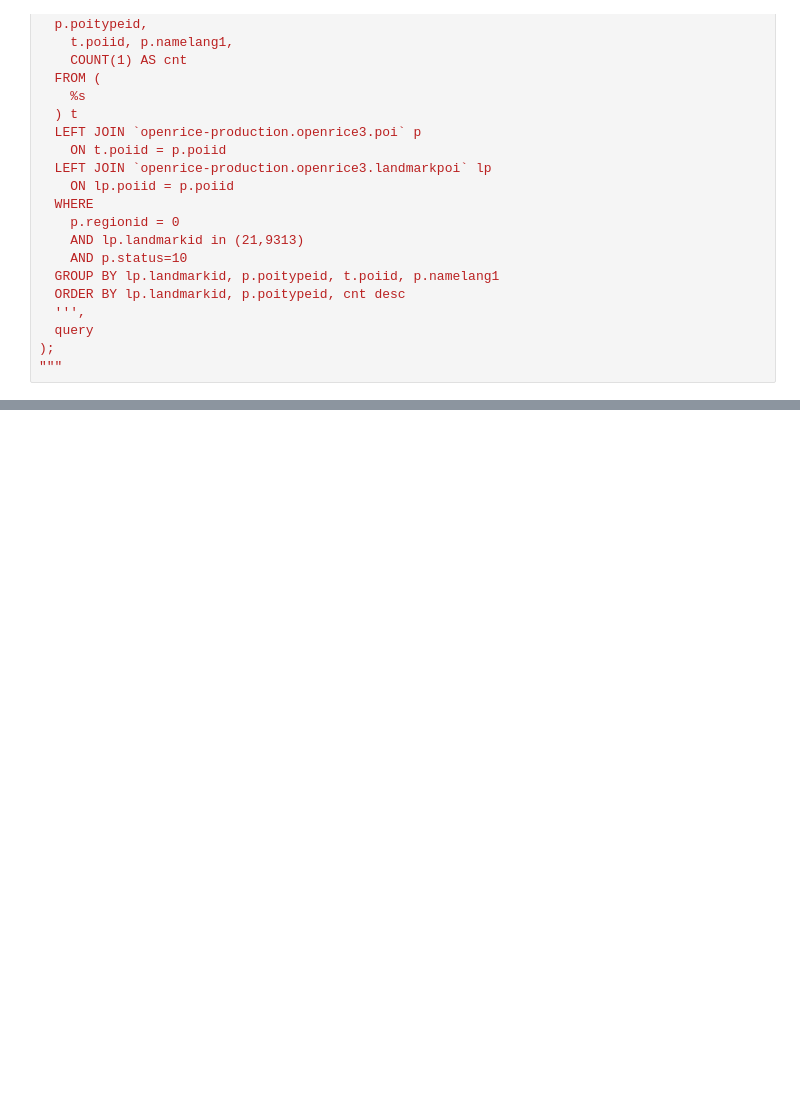
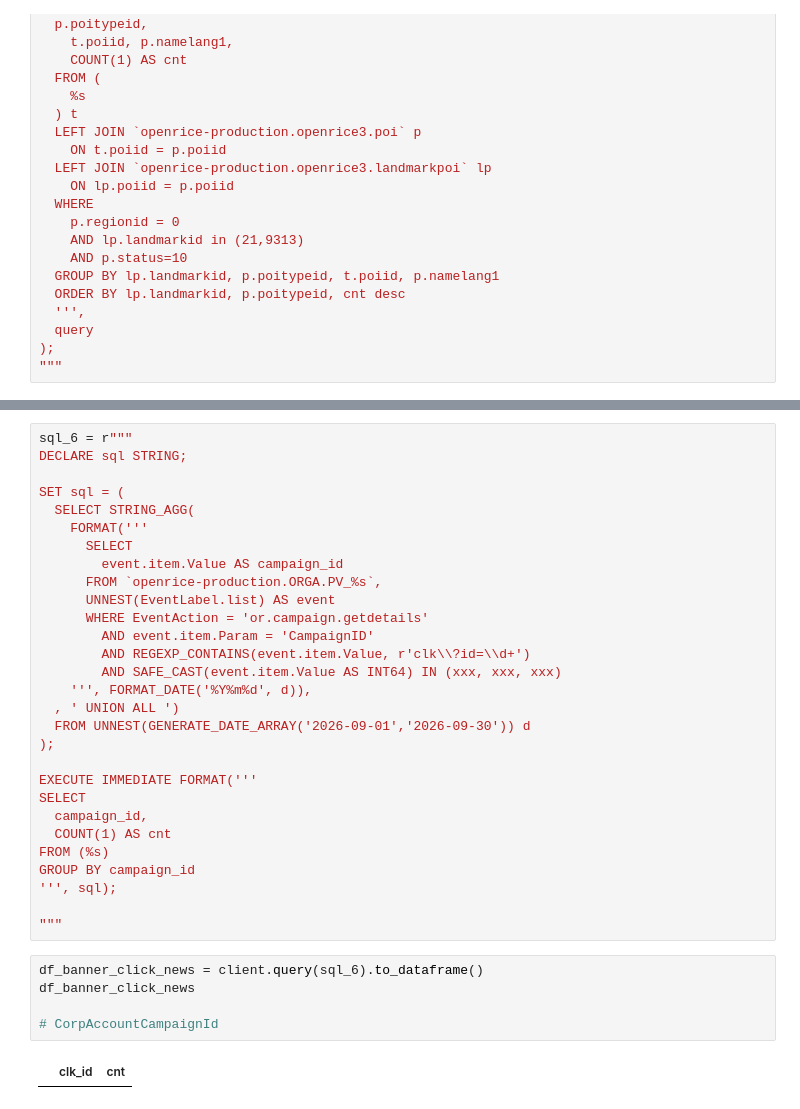
Before and after one commit to lenaopr/2026_09, a Jupyter notebook: 2026_10/2026_10_02/HangLung_Amoy_Plaza_and_Fashion_Walk_LMS/calculation.ipynb, the cells around one changed output, grey strips where cells are left out. Drawn from its saved outputs; the diff is of its cells as text; blank space fills up the shorter version.

```diff
--- a/2026_10/2026_10_02/HangLung_Amoy_Plaza_and_Fashion_Walk_LMS/calculation.ipynb
+++ b/2026_10/2026_10_02/HangLung_Amoy_Plaza_and_Fashion_Walk_LMS/calculation.ipynb
@@ -317,0 +415,36 @@ df_banner_click
+# %%
+sql_6 = r"""
+DECLARE sql STRING;
+
+SET sql = (
+  SELECT STRING_AGG(
+    FORMAT('''
+      SELECT
+        event.item.Value AS campaign_id
+      FROM `openrice-production.ORGA.PV_%s`,
+      UNNEST(EventLabel.list) AS event
+      WHERE EventAction = 'or.campaign.getdetails'
+        AND event.item.Param = 'CampaignID'
+        AND REGEXP_CONTAINS(event.item.Value, r'clk\\?id=\\d+')
+        AND SAFE_CAST(event.item.Value AS INT64) IN (xxx, xxx, xxx)
+    ''', FORMAT_DATE('%Y%m%d', d)),
+  , ' UNION ALL ')
+  FROM UNNEST(GENERATE_DATE_ARRAY('2026-09-01','2026-09-30')) d
+);
+
+EXECUTE IMMEDIATE FORMAT('''
+SELECT
+  campaign_id,
+  COUNT(1) AS cnt
+FROM (%s)
+GROUP BY campaign_id
+''', sql);
+
+"""
+# %%
+df_banner_click_news = client.query(sql_6).to_dataframe()
+df_banner_click_news
+
+# CorpAccountCampaignId
+# %% [output]
+|  | clk_id | cnt |
```
Also changed, not shown: parts of 13 cells of this notebook, 3 other files.
